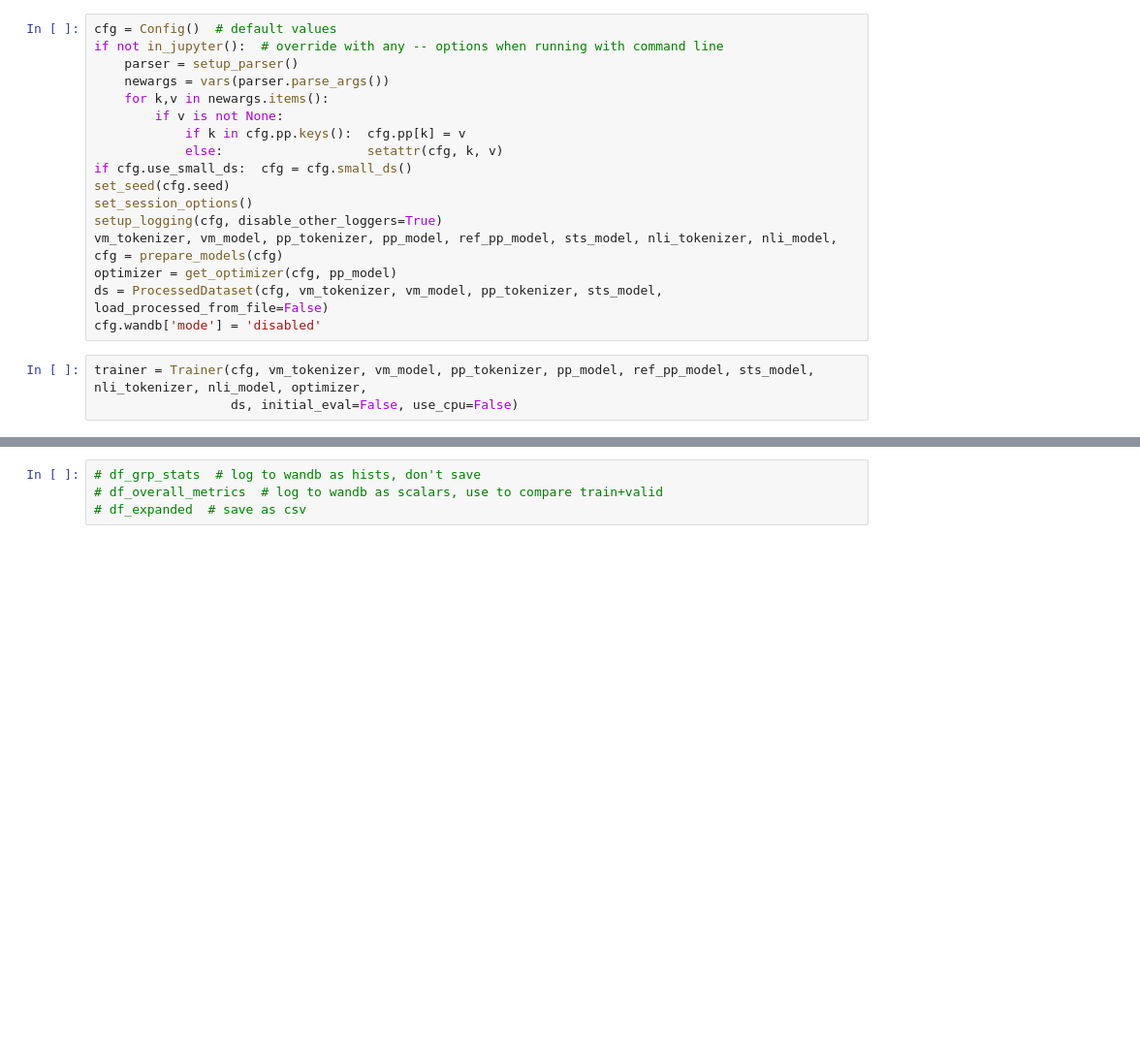
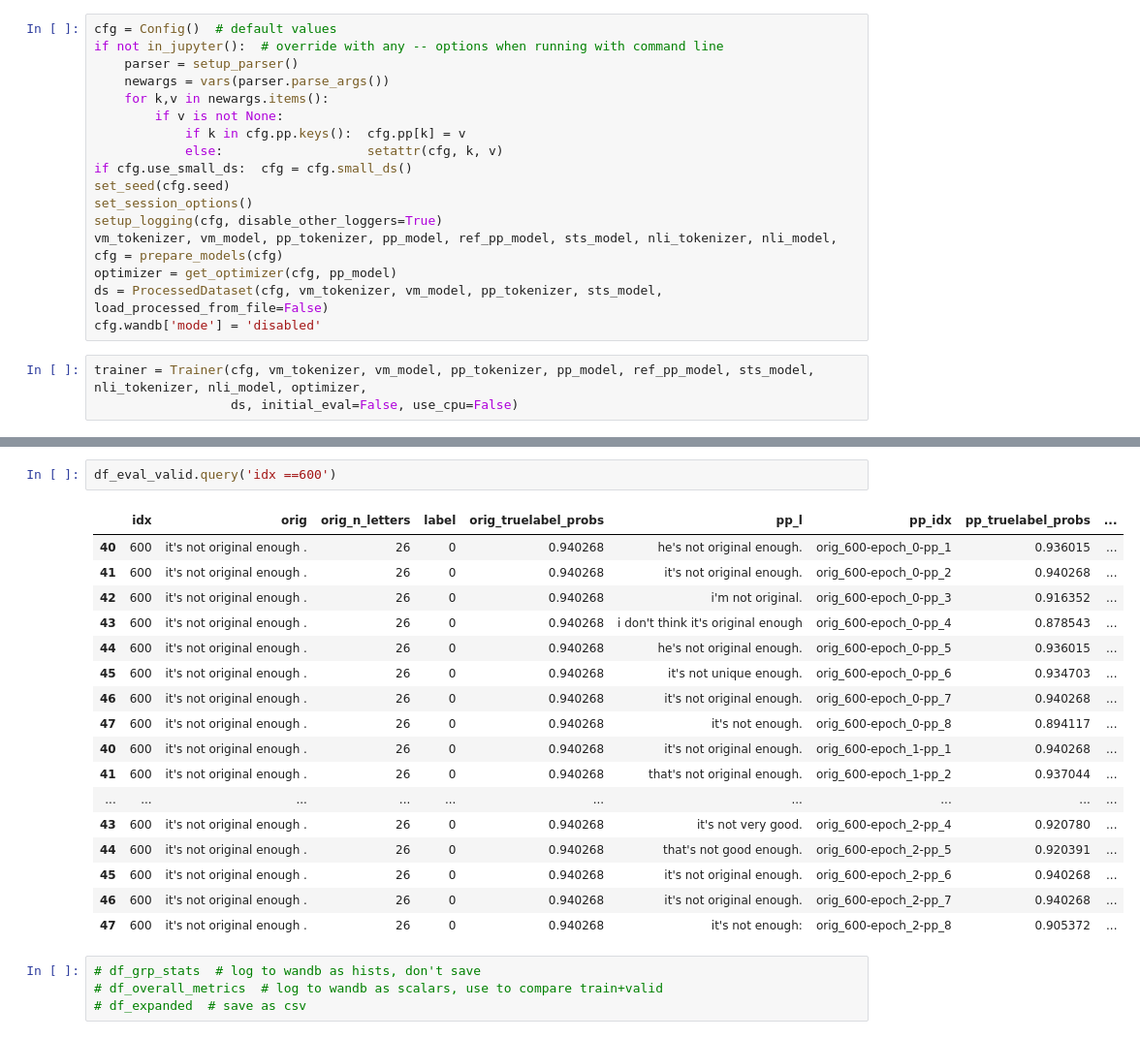
Before and after one commit to puzzler10/travis_attack, a Jupyter notebook: run.ipynb, the cells around one changed output, grey strips where cells are left out. Shown: that part at 97% size. Drawn from its saved outputs; the diff is of its cells as text; blank space fills up the shorter version.

```diff
--- a/run.ipynb
+++ b/run.ipynb
@@ -162,3 +282,23 @@ wandb_eval_d = merge_dicts(df_overall_metrics, wandb_eval_d)
+# %%
+df_eval_valid.query('idx ==600')
+# %% [output]
+|  | idx | orig | orig_n_letters | label | orig_truelabel_probs | pp_l | pp_idx | pp_truelabel_probs | ... |
+| 40 | 600 | it's not original enough . | 26 | 0 | 0.940268 | he's not original enough. | orig_600-epoch_0-pp_1 | 0.936015 | ... |
+| 41 | 600 | it's not original enough . | 26 | 0 | 0.940268 | it's not original enough. | orig_600-epoch_0-pp_2 | 0.940268 | ... |
+| 42 | 600 | it's not original enough . | 26 | 0 | 0.940268 | i'm not original. | orig_600-epoch_0-pp_3 | 0.916352 | ... |
+| 43 | 600 | it's not original enough . | 26 | 0 | 0.940268 | i don't think it's original enough | orig_600-epoch_0-pp_4 | 0.878543 | ... |
+| 44 | 600 | it's not original enough . | 26 | 0 | 0.940268 | he's not original enough. | orig_600-epoch_0-pp_5 | 0.936015 | ... |
+| 45 | 600 | it's not original enough . | 26 | 0 | 0.940268 | it's not unique enough. | orig_600-epoch_0-pp_6 | 0.934703 | ... |
+| 46 | 600 | it's not original enough . | 26 | 0 | 0.940268 | it's not original enough. | orig_600-epoch_0-pp_7 | 0.940268 | ... |
+| 47 | 600 | it's not original enough . | 26 | 0 | 0.940268 | it's not enough. | orig_600-epoch_0-pp_8 | 0.894117 | ... |
+| 40 | 600 | it's not original enough . | 26 | 0 | 0.940268 | it's not original enough. | orig_600-epoch_1-pp_1 | 0.940268 | ... |
+| 41 | 600 | it's not original enough . | 26 | 0 | 0.940268 | that's not original enough. | orig_600-epoch_1-pp_2 | 0.937044 | ... |
+| ... | ... | ... | ... | ... | ... | ... | ... | ... | ... |
+| 43 | 600 | it's not original enough . | 26 | 0 | 0.940268 | it's not very good. | orig_600-epoch_2-pp_4 | 0.920780 | ... |
+| 44 | 600 | it's not original enough . | 26 | 0 | 0.940268 | that's not good enough. | orig_600-epoch_2-pp_5 | 0.920391 | ... |
+| 45 | 600 | it's not original enough . | 26 | 0 | 0.940268 | it's not original enough. | orig_600-epoch_2-pp_6 | 0.940268 | ... |
+| 46 | 600 | it's not original enough . | 26 | 0 | 0.940268 | it's not original enough. | orig_600-epoch_2-pp_7 | 0.940268 | ... |
+| 47 | 600 | it's not original enough . | 26 | 0 | 0.940268 | it's not enough: | orig_600-epoch_2-pp_8 | 0.905372 | ... |
 # %%
 # df_grp_stats  # log to wandb as hists, don't save
 # df_overall_metrics  # log to wandb as scalars, use to compare train+valid
```
Also changed, not shown: parts of 10 cells of this notebook, 1 other file.
